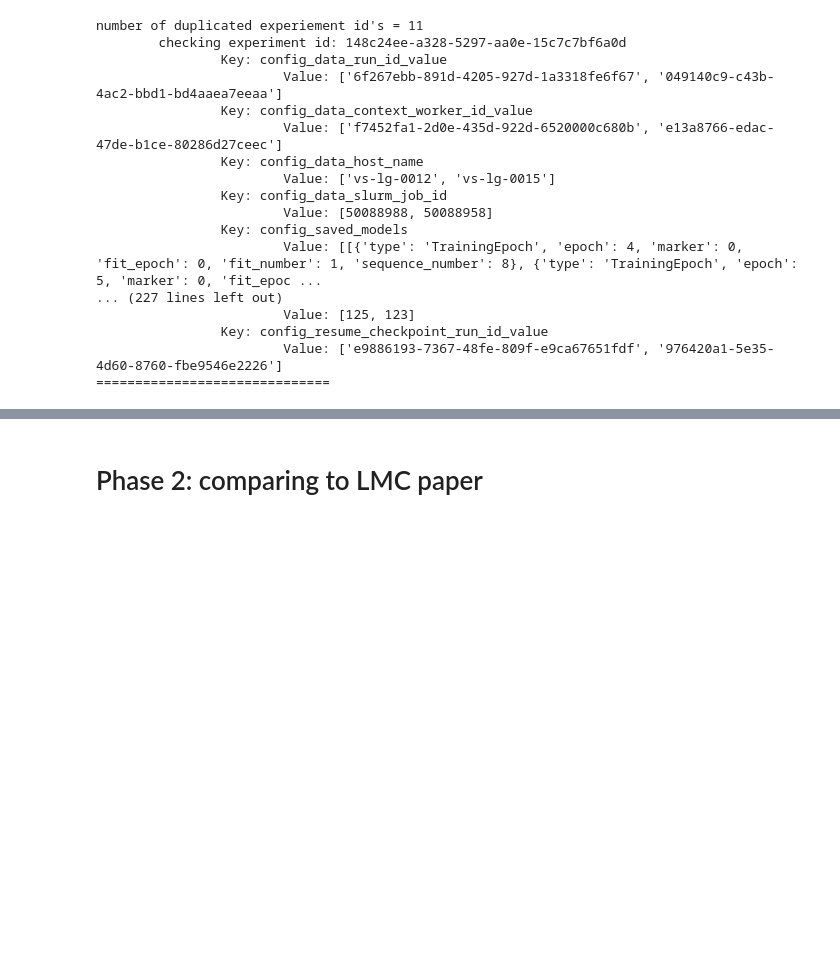
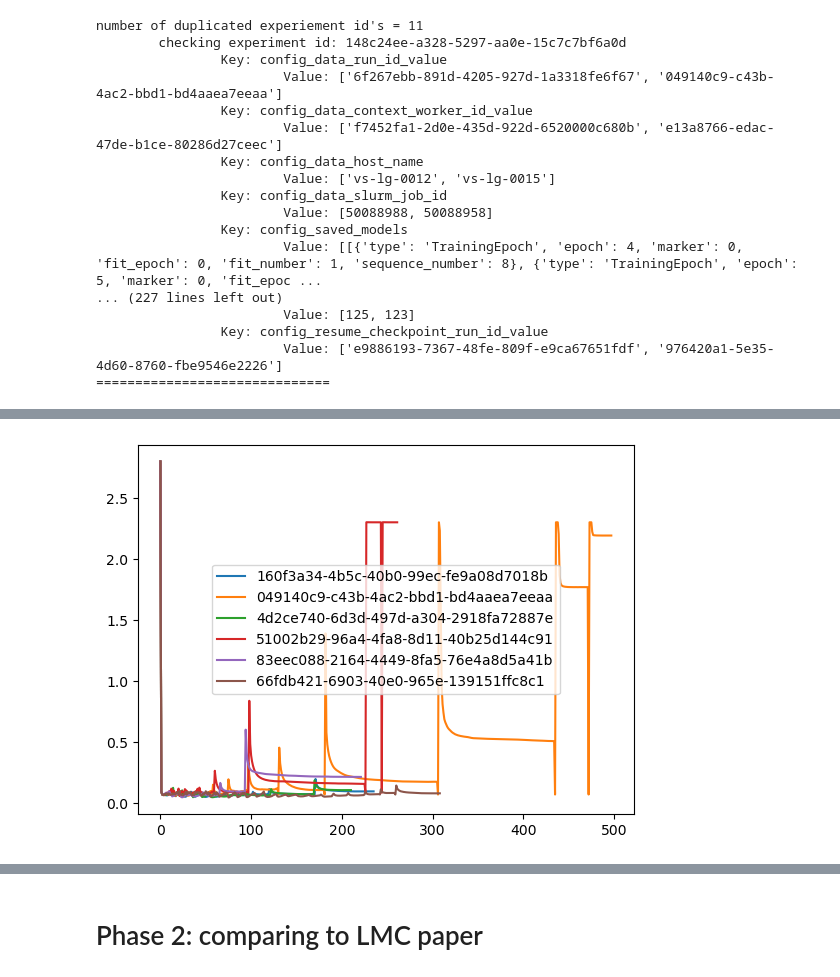
Before and after one commit to NREL/BUTTER-Empirical-Deep-Learning-Experimental-Framework, a Jupyter notebook: example/study.ipynb, the cells around one changed output, grey strips where cells are left out. Drawn from its saved outputs; the diff is of its cells as text; code cells hidden in the pictures; blank space fills up the shorter version.

```diff
--- a/example/study.ipynb
+++ b/example/study.ipynb
@@ -290,9 +337,11 @@ number of duplicated experiement id's = 11
 # %%
-# for i, experiement in experiments.iterrows():
-#     if i > 5:
-#         break
-#     plt.plot(experiement['history']['validation_loss'],
-#              label=experiement['id'])
-# plt.legend()
-# plt.show()
+for i, experiement in experiments.iterrows():
+    if i > 5:
+        break
+    plt.plot(experiement['history']['validation_loss'],
+             label=experiement['id'])
+plt.legend()
+plt.show()
+# %% [output]
+[figure, added]
 # %%
```
Also changed, not shown: parts of 21 cells of this notebook.
